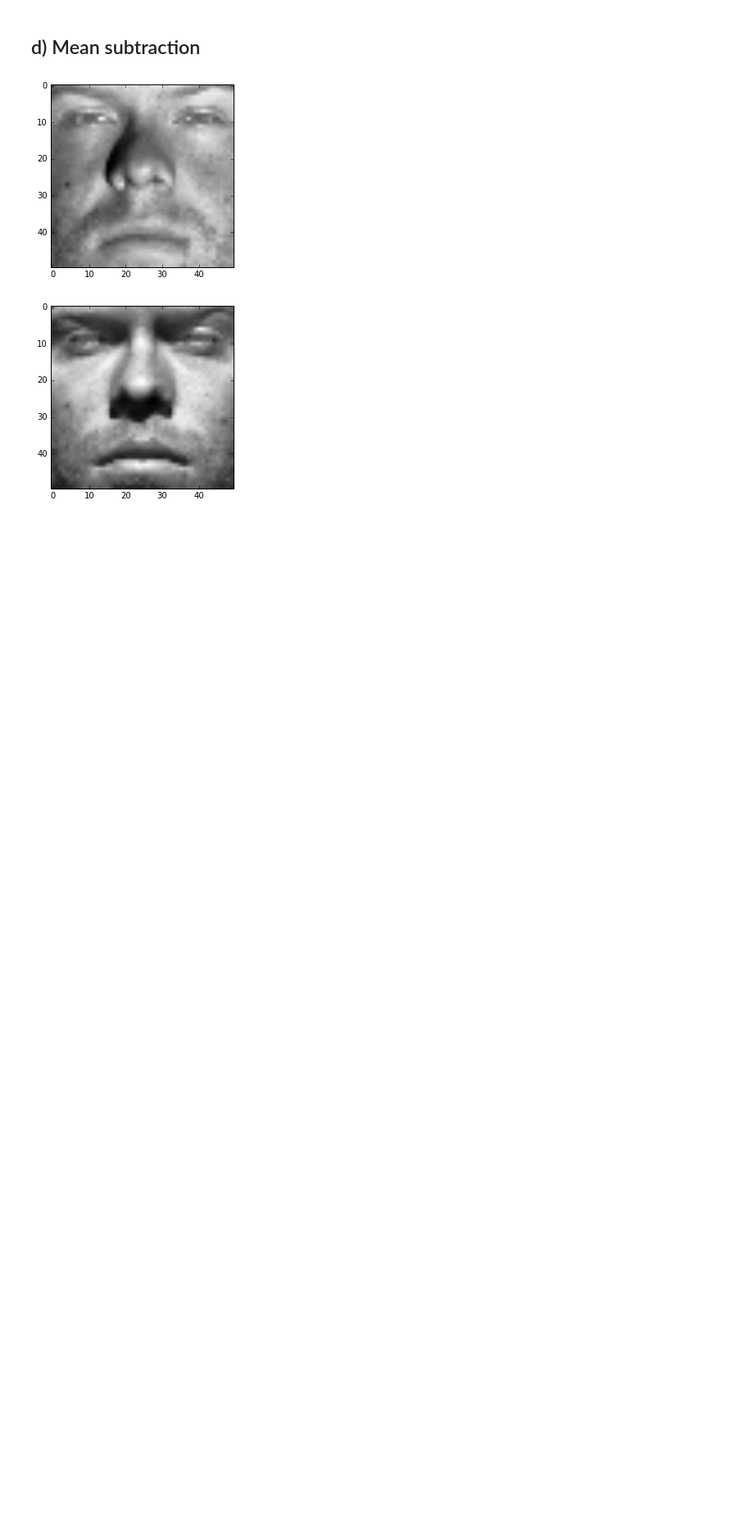
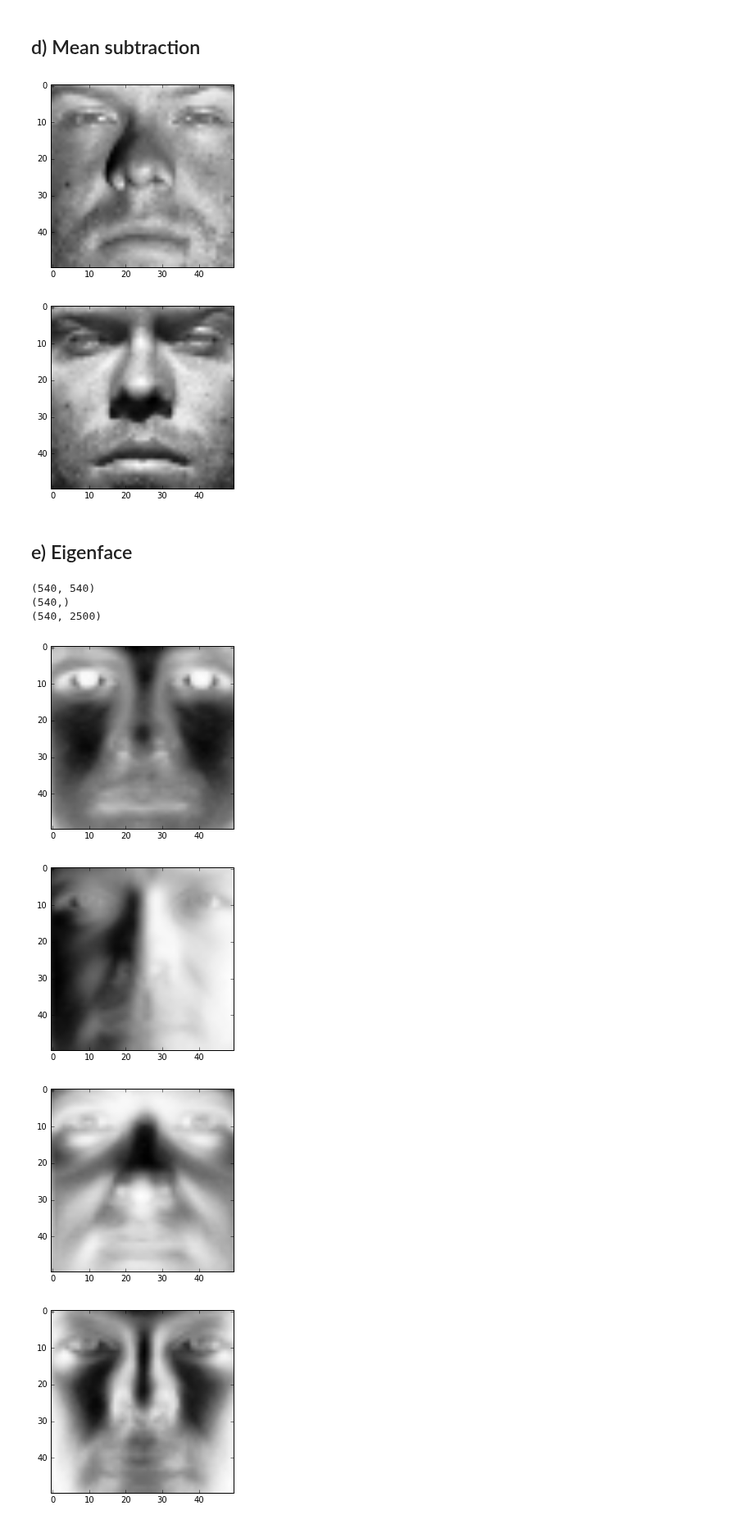
Before and after one commit to francescoperera/applied-machine-learning, a Jupyter notebook: lab2/CS 5789 - Eigenfaces.ipynb, the cells around one changed output. Shown at 82% size. Drawn from its saved outputs; the diff is of its cells as text; code cells hidden in the pictures; blank space fills up the shorter version.

```diff
--- a/lab2/CS 5789 - Eigenfaces.ipynb
+++ b/lab2/CS 5789 - Eigenfaces.ipynb
@@ -65,3 +65,27 @@ plotImage(newTest[0,:])
 # %% [output]
 [figure]
 [figure]
+# %% [markdown]
+## e) Eigenface
+# %%
+U,D,Vt = np.linalg.svd(trainData,full_matrices = 0)
+
+def displayEigenFace(matrix,numFaces):
+    for i in range(numFaces):
+        plotImage(matrix[i,:])
+# %%
+#test
+print U.shape
+print D.shape
+print Vt.shape
+# %% [output]
+(540, 540)
+(540,)
+(540, 2500)
+# %%
+displayEigenFace(Vt,10)
+# %% [output]
+[figure, added]
+[figure, added]
+[figure, added]
+[figure, added]
```
Also changed, not shown: parts of 5 cells of this notebook.
